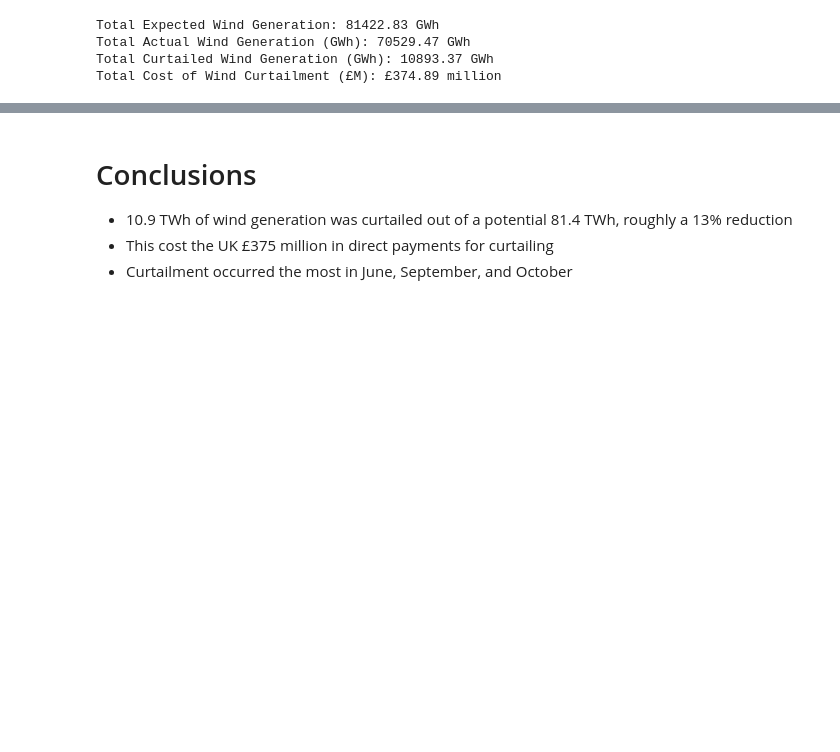
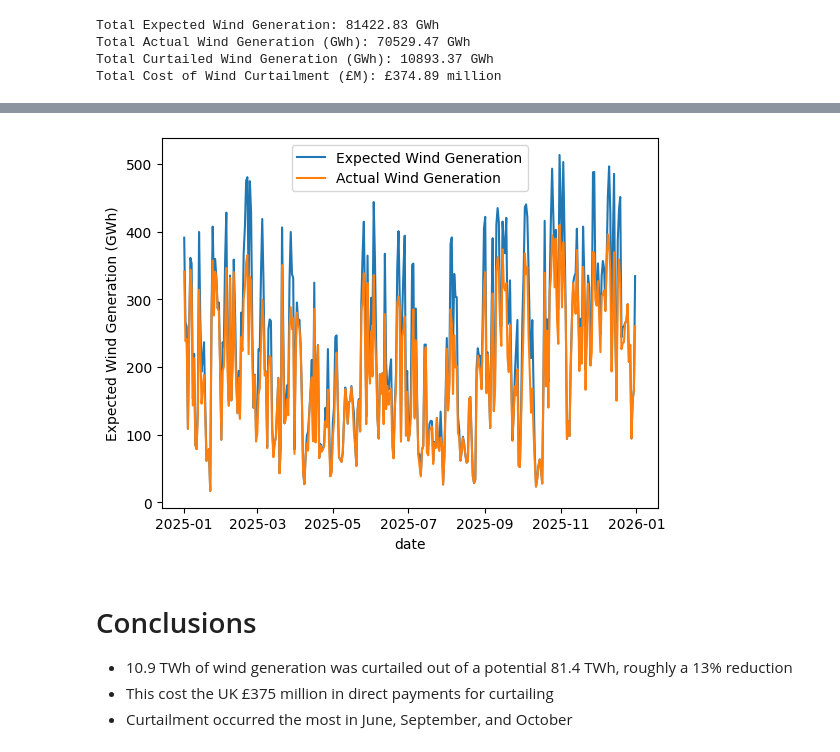
Before and after one commit to ParamveerK/data-science-portfolio, a Jupyter notebook: uk-windfarms/windfarm_curtailment_notebook.ipynb, the cells around one changed output, grey strips where cells are left out. Drawn from its saved outputs; the diff is of its cells as text; code cells hidden in the pictures; blank space fills up the shorter version.

```diff
--- a/uk-windfarms/windfarm_curtailment_notebook.ipynb
+++ b/uk-windfarms/windfarm_curtailment_notebook.ipynb
@@ -557,10 +559,12 @@ fig.show()
 # %%
 daily = df.groupby(df['date'].dt.date)[['Expected Wind Generation (GWh)','Actual Wind Generation (GWh)']].sum().reset_index()
 
-fig = px.line(daily, x='date', y=['Expected Wind Generation (GWh)','Actual Wind Generation (GWh)'],
-              title='Daily Wind Curtailment')
-fig.update_layout(legend=dict(title_text=''))
-fig.show()
+ax = sns.lineplot(data=daily, x='date',y='Expected Wind Generation (GWh)', label='Expected Wind Generation')
+ax = sns.lineplot(data=daily, x='date',y='Actual Wind Generation (GWh)', label='Actual Wind Generation')
+ax.legend()
+plt.show()
+# %% [output]
+[figure, added]
 # %% [markdown]
 # Conclusions
 
```
Also changed, not shown: parts of 2 cells of this notebook.
